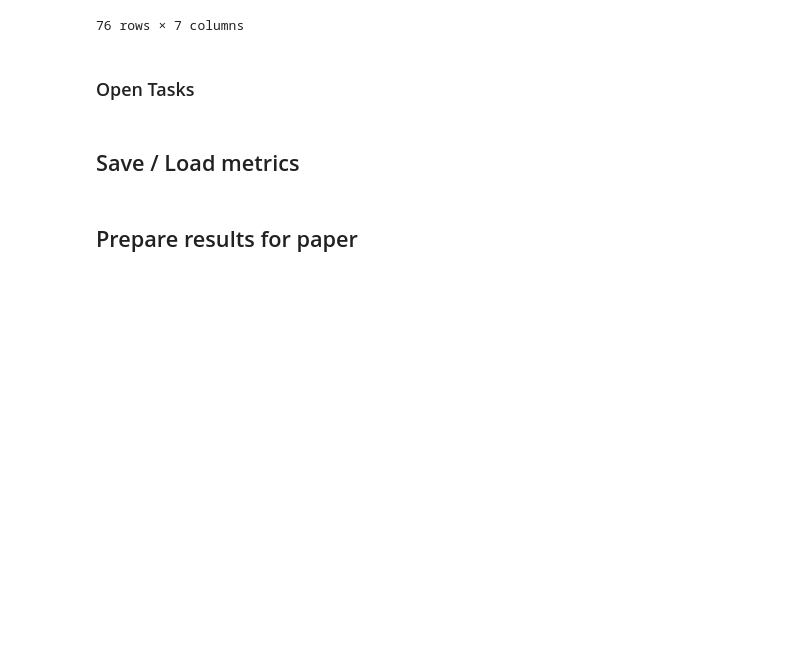
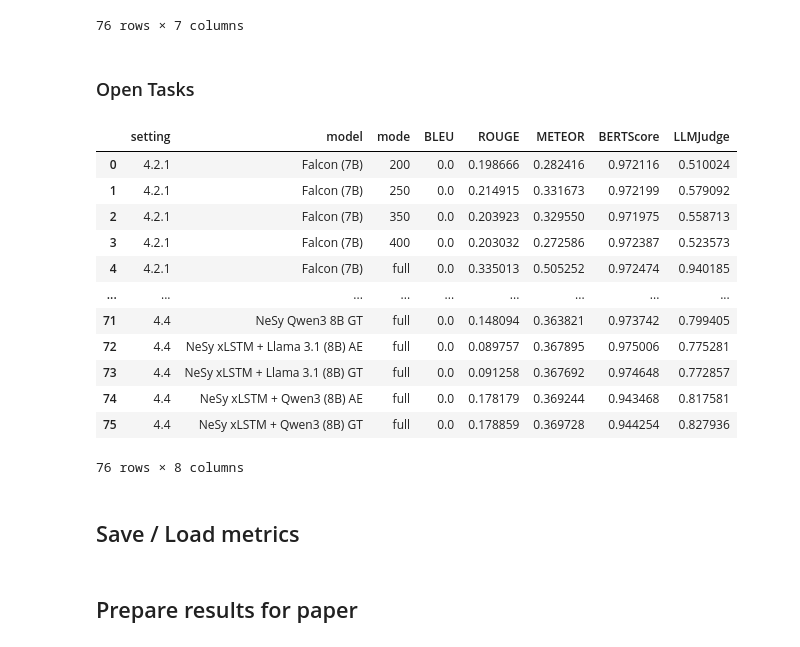
Before and after one commit to felixdivo/quants-eval, a Jupyter notebook: eval-all/compute-metrics.ipynb, the cells around one changed output. Saved outputs shown, nothing was run; the diff lists cells and outputs as text; code cells hidden in the pictures; blank space fills up the shorter version.

Commit message:
Normalize LLMJudge to [0, 1] for easier interpretability

```diff
--- a/eval-all/compute-metrics.ipynb
+++ b/eval-all/compute-metrics.ipynb
@@ -193,34 +193,49 @@ def compute_open_metrics(df: pd.DataFrame) -> dict[str, float]:
 
         return {
             "BLEU": torchmetrics.text.BLEUScore()(*inputs).item(),
             "ROUGE": torchmetrics.text.ROUGEScore(
                 use_stemmer=True, rouge_keys=("rouge1",)
             )(*inputs)["rouge1_fmeasure"].item(),
             "METEOR": meteor.compute(
                 predictions=inputs[0].tolist(),
                 references=inputs[1].tolist(),
             )["meteor"],
             "BERTScore": (
                 torchmetrics.text.BERTScore(
                     model_name_or_path="roberta-large",
                     lang="en",
                     device="cuda",
                     batch_size=512,
                 )(*inputs)["f1"]
                 .mean()
                 .item()
             ),
-            "LLMJudge": df["llm_judge_score"].fillna(1).mean(),
+            # Also rescale the LLMJudge score to be between 0 and 1
+            "LLMJudge": (df["llm_judge_score"].fillna(1).mean() - 1) / 2,
         }
 
 
 all_results_open = (
     open.groupby(["setting", "model", "mode"])
     .progress_apply(compute_open_metrics)
     .apply(pd.Series)
     .reset_index()
 )
 all_results_open
+# %% [output]
+|  | setting | model | mode | BLEU | ROUGE | METEOR | BERTScore | LLMJudge |
+| 0 | 4.2.1 | Falcon (7B) | 200 | 0.0 | 0.198666 | 0.282416 | 0.972116 | 0.510024 |
+| 1 | 4.2.1 | Falcon (7B) | 250 | 0.0 | 0.214915 | 0.331673 | 0.972199 | 0.579092 |
+| 2 | 4.2.1 | Falcon (7B) | 350 | 0.0 | 0.203923 | 0.329550 | 0.971975 | 0.558713 |
+| 3 | 4.2.1 | Falcon (7B) | 400 | 0.0 | 0.203032 | 0.272586 | 0.972387 | 0.523573 |
+| 4 | 4.2.1 | Falcon (7B) | full | 0.0 | 0.335013 | 0.505252 | 0.972474 | 0.940185 |
+| ... | ... | ... | ... | ... | ... | ... | ... | ... |
+| 71 | 4.4 | NeSy Qwen3 8B GT | full | 0.0 | 0.148094 | 0.363821 | 0.973742 | 0.799405 |
+| 72 | 4.4 | NeSy xLSTM + Llama 3.1 (8B) AE | full | 0.0 | 0.089757 | 0.367895 | 0.975006 | 0.775281 |
+| 73 | 4.4 | NeSy xLSTM + Llama 3.1 (8B) GT | full | 0.0 | 0.091258 | 0.367692 | 0.974648 | 0.772857 |
+| 74 | 4.4 | NeSy xLSTM + Qwen3 (8B) AE | full | 0.0 | 0.178179 | 0.369244 | 0.943468 | 0.817581 |
+| 75 | 4.4 | NeSy xLSTM + Qwen3 (8B) GT | full | 0.0 | 0.178859 | 0.369728 | 0.944254 | 0.827936 |
+76 rows × 8 columns
 # %% [markdown]
 ## Save / Load metrics
 # %%
```
Also changed, not shown: parts of 4 cells of this notebook.
